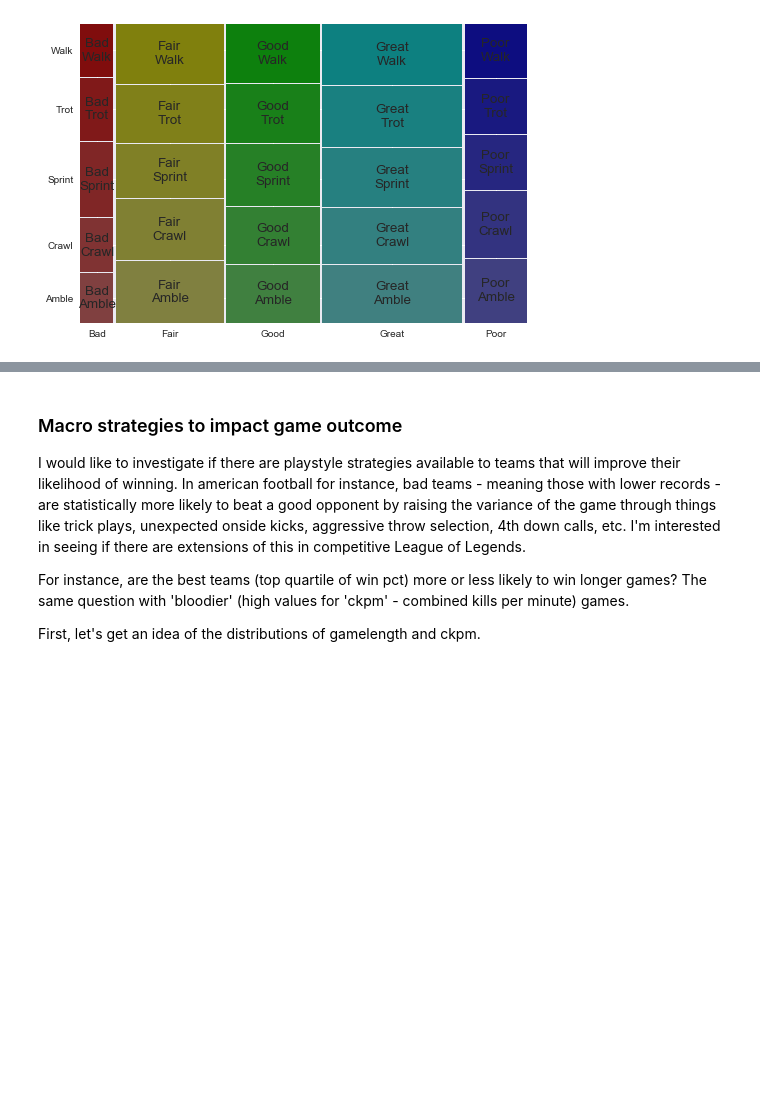
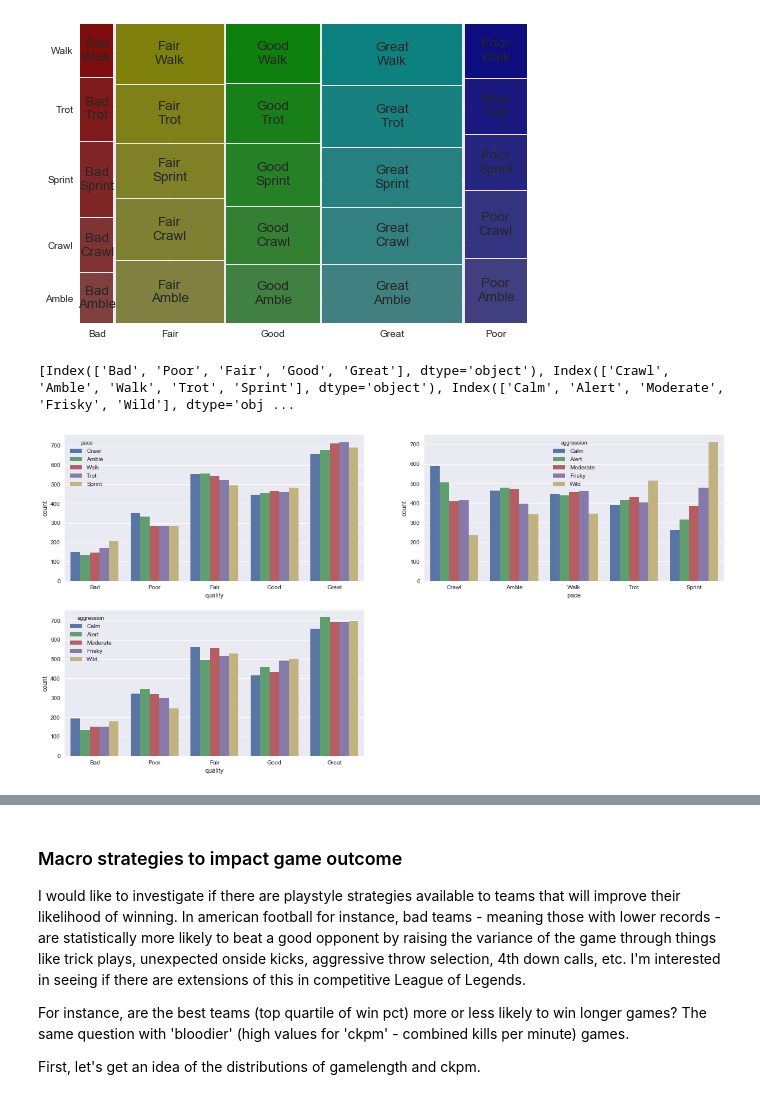
Before and after one commit to gmlander/Springboard, a Jupyter notebook: Capstone 1 EDA.ipynb, the cells around one changed output, grey strips where cells are left out. Drawn from its saved outputs; the diff is of its cells as text; code cells hidden in the pictures; blank space fills up the shorter version.

```diff
--- a/Capstone 1 EDA.ipynb
+++ b/Capstone 1 EDA.ipynb
@@ -467,3 +467,24 @@ mosaic(teamDF, ['quality', 'pace']);
 plt.show()
 # %% [output]
 [figure]
+# %%
+teamDF['quality'].cat.reorder_categories(['Bad', 'Poor', 'Fair', 'Good', 'Great'], ordered=True, inplace = True)
+teamDF['pace'].cat.reorder_categories(['Sprint', 'Trot', 'Walk', 'Amble', 'Crawl'][::-1], ordered=True, inplace = True)
+teamDF['aggression'].cat.reorder_categories(['Calm', 'Alert', 'Moderate', 'Frisky', 'Wild'], ordered=True, inplace = True)
+print([teamDF[c].cat.categories for c in ['quality', 'pace', 'aggression']])
+# %% [output]
+[Index(['Bad', 'Poor', 'Fair', 'Good', 'Great'], dtype='object'), Index(['Crawl', 'Amble', 'Walk', 'Trot', 'Sprint'], dtype='object'), Index(['Calm', 'Alert', 'Moderate', 'Frisky', 'Wild'], dtype='obj ...
+# %%
+plt.figure(figsize=(20,10))
+plt.subplot(2,2,1)
+ax = sb.countplot(x="quality", hue="pace", data=teamDF)
+
+plt.subplot(2,2,2)
+ay = sb.countplot(hue="aggression", x="pace", data=teamDF)
+
+plt.subplot(2,2,3)
+ay = sb.countplot(hue="aggression", x="quality", data=teamDF)
+
+plt.show()
+# %% [output]
+[figure, added]
```
Also changed, not shown: parts of 3 cells of this notebook.
